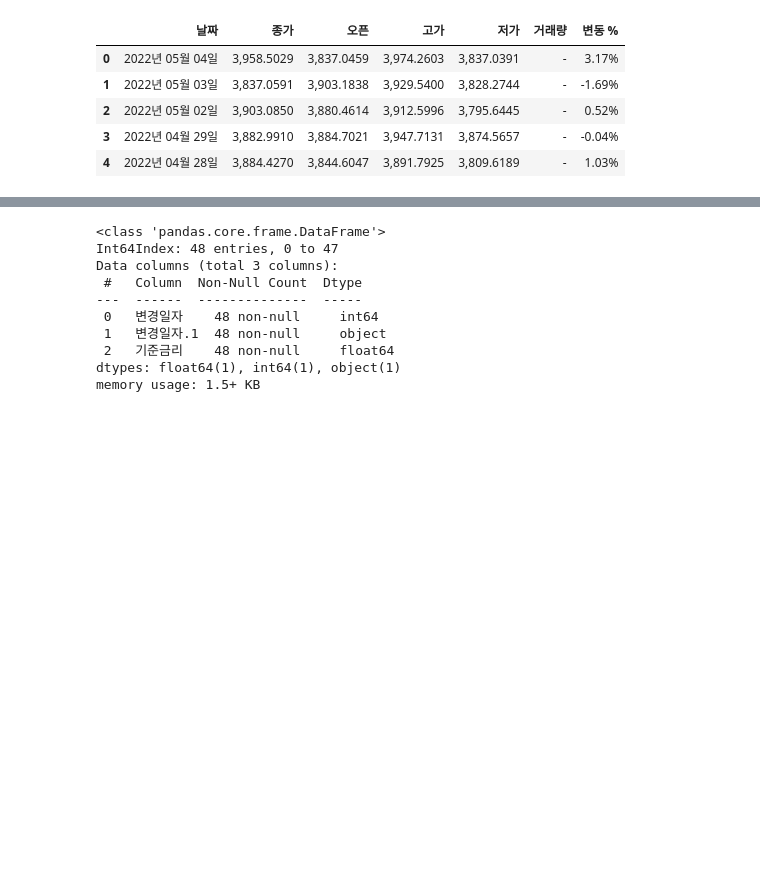
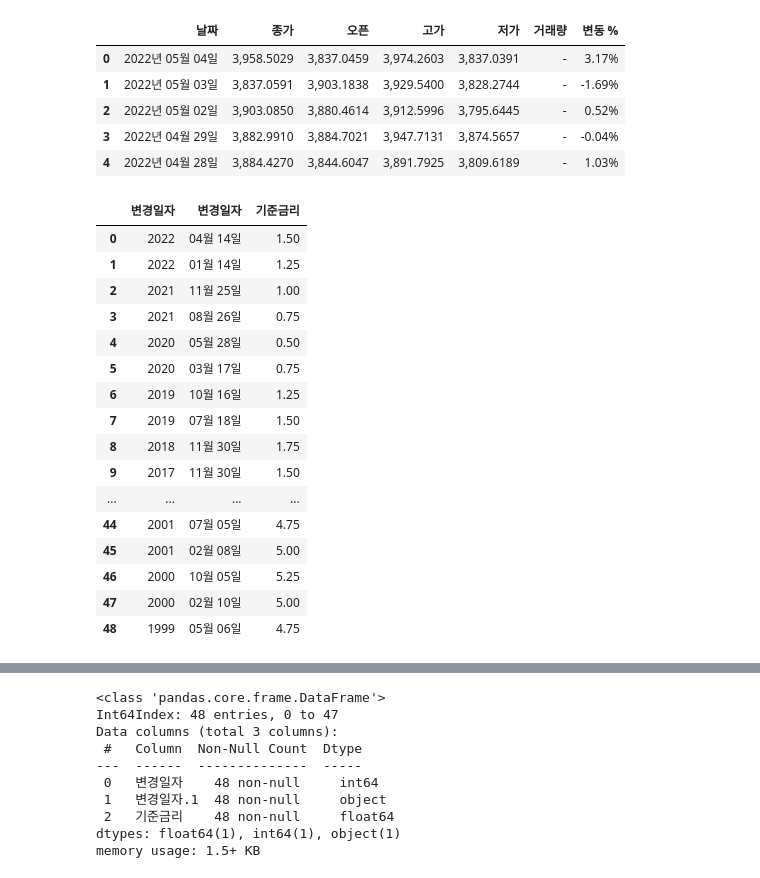
Before and after one commit to rjsgn1209/B-Project5, a Jupyter notebook: project.ipynb, the cells around one changed output, grey strips where cells are left out. Saved outputs shown, nothing was run; the diff lists cells and outputs as text; code cells hidden in the pictures; blank space fills up the shorter version.

```diff
--- a/project.ipynb
+++ b/project.ipynb
@@ -89,7 +89,27 @@ data = soup.select('table')
 # %%
 table = parser_functions.make2d(data[0])
 # %%
-df_rate = pd.DataFrame(data=table[1:-1], columns=table[0])
+df_rate = pd.DataFrame(data=table[1:], columns=table[0])
+# %%
+df_rate
+# %% [output]
+|  | 변경일자 | 변경일자 | 기준금리 |
+| 0 | 2022 | 04월 14일 | 1.50 |
+| 1 | 2022 | 01월 14일 | 1.25 |
+| 2 | 2021 | 11월 25일 | 1.00 |
+| 3 | 2021 | 08월 26일 | 0.75 |
+| 4 | 2020 | 05월 28일 | 0.50 |
+| 5 | 2020 | 03월 17일 | 0.75 |
+| 6 | 2019 | 10월 16일 | 1.25 |
+| 7 | 2019 | 07월 18일 | 1.50 |
+| 8 | 2018 | 11월 30일 | 1.75 |
+| 9 | 2017 | 11월 30일 | 1.50 |
+| ... | ... | ... | ... |
+| 44 | 2001 | 07월 05일 | 4.75 |
+| 45 | 2001 | 02월 08일 | 5.00 |
+| 46 | 2000 | 10월 05일 | 5.25 |
+| 47 | 2000 | 02월 10일 | 5.00 |
+| 48 | 1999 | 05월 06일 | 4.75 |
 # %%
 # df_rate.to_csv('data_files/연도별 금리.csv')
 # %%
```
Also changed, not shown: parts of 3 cells of this notebook, 5 other files.
